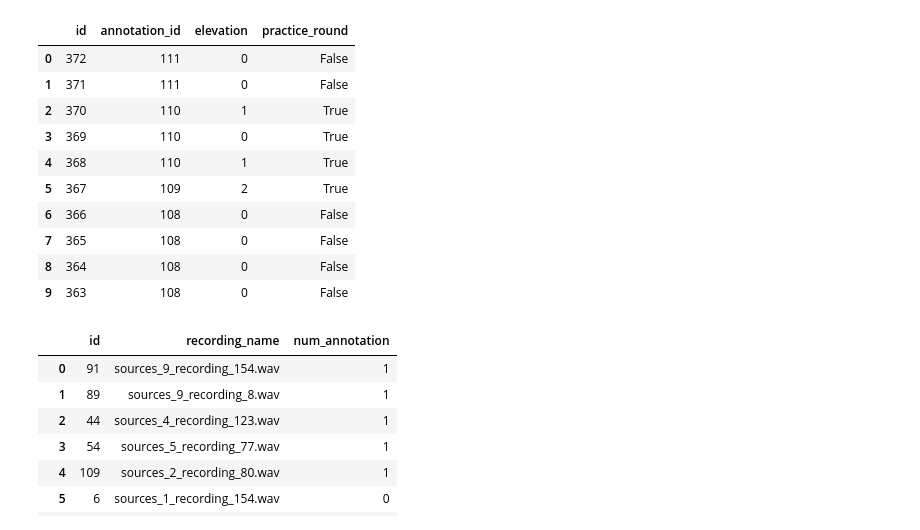
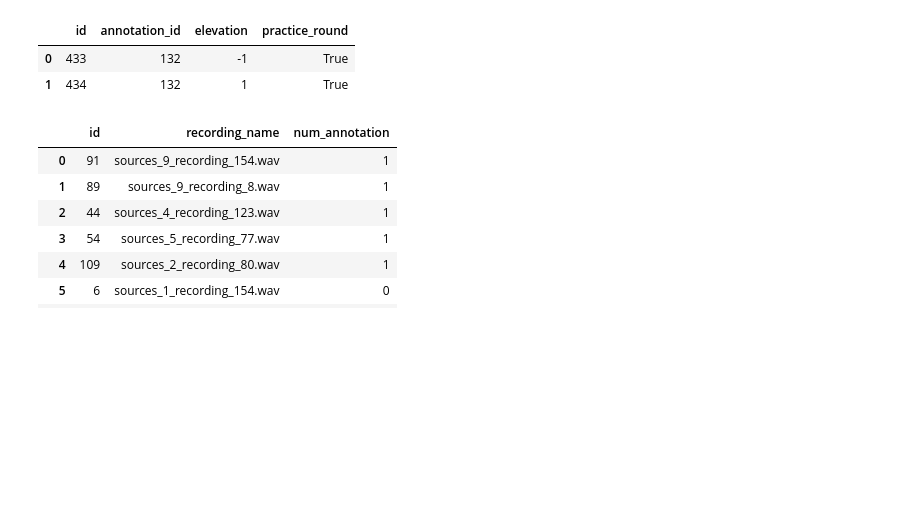
Before and after one commit to ANNIZHENG/Temp-Annotation-Interface, a Jupyter notebook: database/db.ipynb, the cells around one changed output. Saved outputs shown, nothing was run; the diff lists cells and outputs as text; code cells hidden in the pictures; blank space fills up the shorter version.

```diff
--- a/database/db.ipynb
+++ b/database/db.ipynb
@@ -63,15 +49,7 @@ pd.read_sql('''select * from "Confirmation" order by id desc''',eng).head(10)
 # %%
-pd.read_sql('''select id, annotation_id, elevation, practice_round from "Location" order by id desc''',eng).head(10)
+pd.read_sql('''select id, annotation_id, elevation, practice_round from "Location" where annotation_id = '132' ''',eng)
 # %% [output]
 |  | id | annotation_id | elevation | practice_round |
-| 0 | 372 | 111 | 0 | False |
-| 1 | 371 | 111 | 0 | False |
-| 2 | 370 | 110 | 1 | True |
-| 3 | 369 | 110 | 0 | True |
-| 4 | 368 | 110 | 1 | True |
-| 5 | 367 | 109 | 2 | True |
-| 6 | 366 | 108 | 0 | False |
-| 7 | 365 | 108 | 0 | False |
-| 8 | 364 | 108 | 0 | False |
-| 9 | 363 | 108 | 0 | False |
+| 0 | 433 | 132 | -1 | True |
+| 1 | 434 | 132 | 1 | True |
 # %%
```
Also changed, not shown: parts of 4 cells of this notebook, 16 other files.
